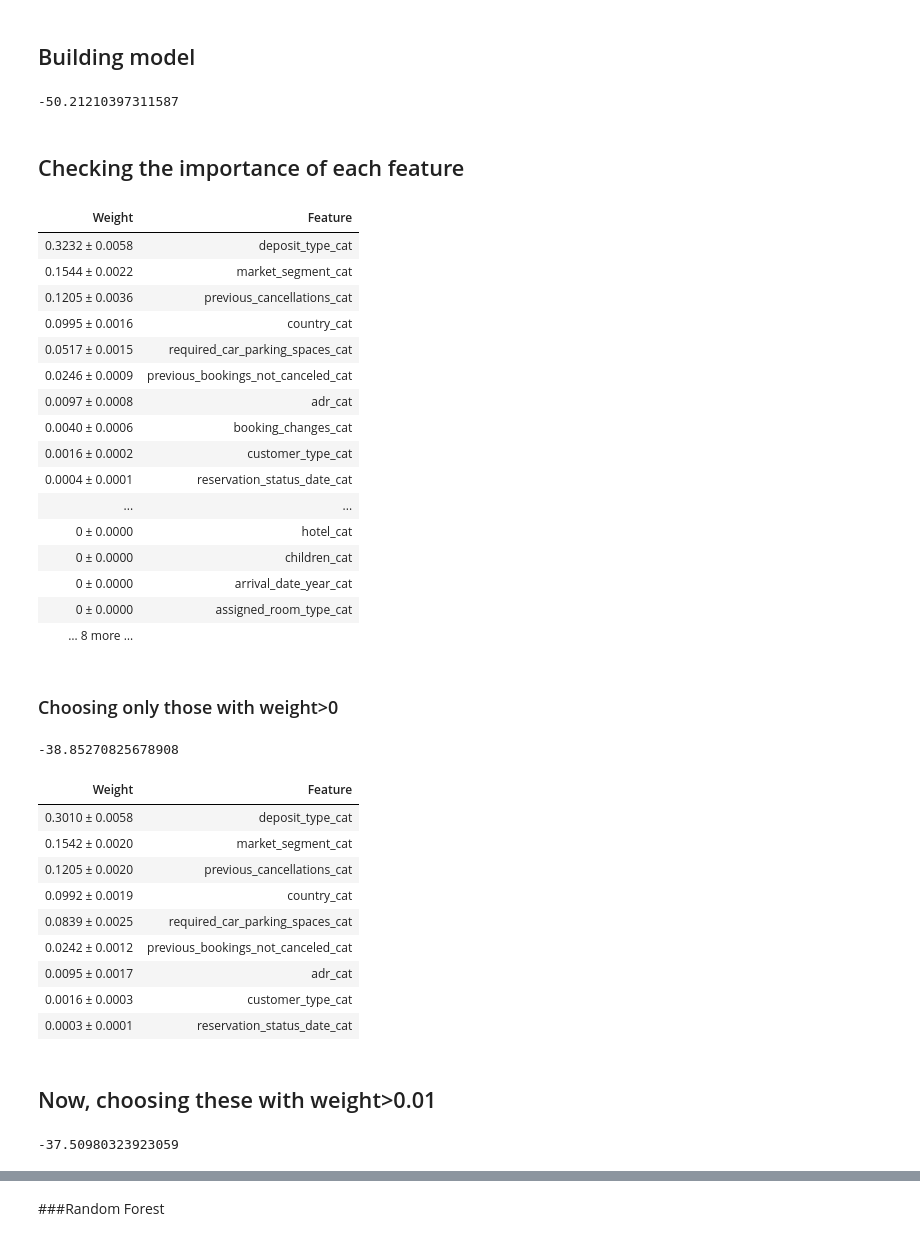
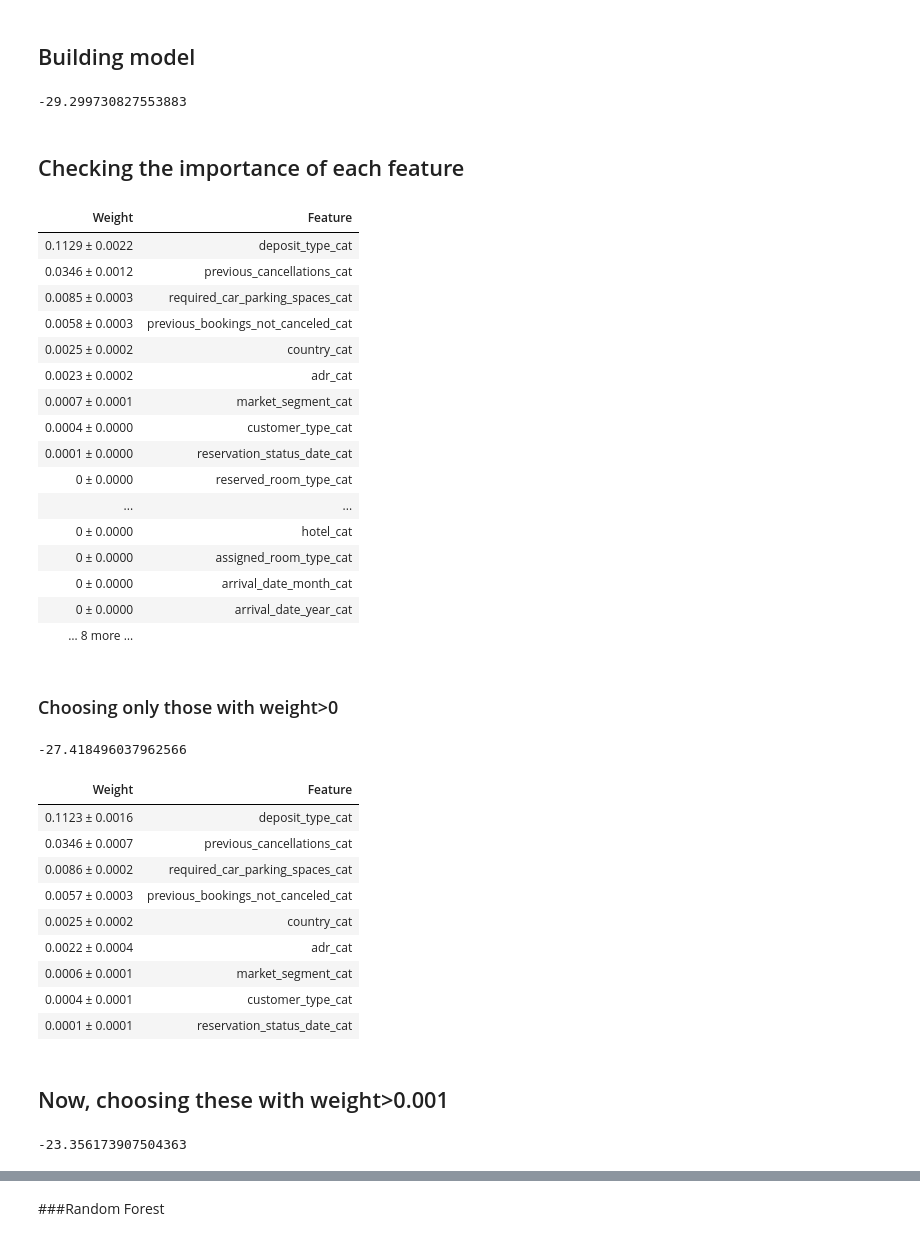
Before and after one commit to baczynska/Booking_hotel_project, a Jupyter notebook: booking_hotel.ipynb, the cells around one changed output, grey strips where cells are left out. Cells and saved outputs as stored; diff of their text form; code cells hidden in the pictures.

Commit message:
classification to being canceled or not

```diff
--- a/booking_hotel.ipynb
+++ b/booking_hotel.ipynb
@@ -109,38 +126,38 @@ feats_cat
 # %%
 X = my_data[feats_cat].values
 
-model = DecisionTreeRegressor(max_depth=5)
+model = DecisionTreeClassifier(max_depth=5)
 scores = cross_val_score(model, X, y, cv=3, scoring='neg_mean_absolute_error')
 np.mean(scores)*100
 # %% [output]
--50.21210397311587
+-29.299730827553883
 # %% [markdown]
 ## Checking the importance of each feature
 # %%
 X = my_data[feats_cat].values
 
-m = DecisionTreeRegressor(max_depth=5)
-m.fit(X, y)
+#m = DecisionTreeClassifier(max_depth=5)
+model.fit(X, y)
 
-imp = PermutationImportance(m, random_state=0).fit(X, y)
+imp = PermutationImportance(model, random_state=0).fit(X, y)
 eli5.show_weights(imp, feature_names=feats_cat)
 # %% [output]
 | Weight | Feature |
-| 0.3232 ± 0.0058 | deposit_type_cat |
-| 0.1544 ± 0.0022 | market_segment_cat |
-| 0.1205 ± 0.0036 | previous_cancellations_cat |
-| 0.0995 ± 0.0016 | country_cat |
-| 0.0517 ± 0.0015 | required_car_parking_spaces_cat |
-| 0.0246 ± 0.0009 | previous_bookings_not_canceled_cat |
-| 0.0097 ± 0.0008 | adr_cat |
-| 0.0040 ± 0.0006 | booking_changes_cat |
-| 0.0016 ± 0.0002 | customer_type_cat |
-| 0.0004 ± 0.0001 | reservation_status_date_cat |
+| 0.1129 ± 0.0022 | deposit_type_cat |
+| 0.0346 ± 0.0012 | previous_cancellations_cat |
+| 0.0085 ± 0.0003 | required_car_parking_spaces_cat |
+| 0.0058 ± 0.0003 | previous_bookings_not_canceled_cat |
+| 0.0025 ± 0.0002 | country_cat |
+| 0.0023 ± 0.0002 | adr_cat |
+| 0.0007 ± 0.0001 | market_segment_cat |
+| 0.0004 ± 0.0000 | customer_type_cat |
+| 0.0001 ± 0.0000 | reservation_status_date_cat |
+| 0 ± 0.0000 | reserved_room_type_cat |
 | ... | ... |
 | 0 ± 0.0000 | hotel_cat |
-| 0 ± 0.0000 | children_cat |
+| 0 ± 0.0000 | assigned_room_type_cat |
+| 0 ± 0.0000 | arrival_date_month_cat |
 | 0 ± 0.0000 | arrival_date_year_cat |
-| 0 ± 0.0000 | assigned_room_type_cat |
 | … 8 more … |  |
 # %% [markdown]
 ### Choosing only those with weight>0
@@ -157,31 +174,29 @@ the_most_important_feats=["deposit_type_cat",
 # %%
 X = my_data[the_most_important_feats].values
 
-model = DecisionTreeRegressor(max_depth=5)
 scores = cross_val_score(model, X, y, cv=3, scoring='neg_mean_absolute_error')
 np.mean(scores)*100
 # %% [output]
--38.85270825678908
+-27.418496037962566
 # %%
 X = my_data[the_most_important_feats].values
 
-m = DecisionTreeRegressor(max_depth=5)
-m.fit(X, y)
+model.fit(X, y)
 
-imp = PermutationImportance(m, random_state=0).fit(X, y)
+imp = PermutationImportance(model, random_state=0).fit(X, y)
 eli5.show_weights(imp, feature_names=the_most_important_feats)
 # %% [output]
 | Weight | Feature |
-| 0.3010 ± 0.0058 | deposit_type_cat |
-| 0.1542 ± 0.0020 | market_segment_cat |
-| 0.1205 ± 0.0020 | previous_cancellations_cat |
-| 0.0992 ± 0.0019 | country_cat |
-| 0.0839 ± 0.0025 | required_car_parking_spaces_cat |
-| 0.0242 ± 0.0012 | previous_bookings_not_canceled_cat |
-| 0.0095 ± 0.0017 | adr_cat |
-| 0.0016 ± 0.0003 | customer_type_cat |
-| 0.0003 ± 0.0001 | reservation_status_date_cat |
+| 0.1123 ± 0.0016 | deposit_type_cat |
+| 0.0346 ± 0.0007 | previous_cancellations_cat |
+| 0.0086 ± 0.0002 | required_car_parking_spaces_cat |
+| 0.0057 ± 0.0003 | previous_bookings_not_canceled_cat |
+| 0.0025 ± 0.0002 | country_cat |
+| 0.0022 ± 0.0004 | adr_cat |
+| 0.0006 ± 0.0001 | market_segment_cat |
+| 0.0004 ± 0.0001 | customer_type_cat |
+| 0.0001 ± 0.0001 | reservation_status_date_cat |
 # %% [markdown]
-## Now, choosing these with weight>0.01
+## Now, choosing these with weight>0.001
 # %%
 important_feats = [ "deposit_type_cat",
@@ -193,9 +208,8 @@ important_feats = [ "deposit_type_cat",
 # %%
 X = my_data[important_feats].values
 
-model = DecisionTreeRegressor(max_depth=5)
 scores = cross_val_score(model, X, y, cv=3, scoring='neg_mean_absolute_error')
 np.mean(scores)*100
 # %% [output]
--37.50980323923059
+-23.356173907504363
 # %%
```
Also changed, not shown: parts of 11 cells of this notebook.
